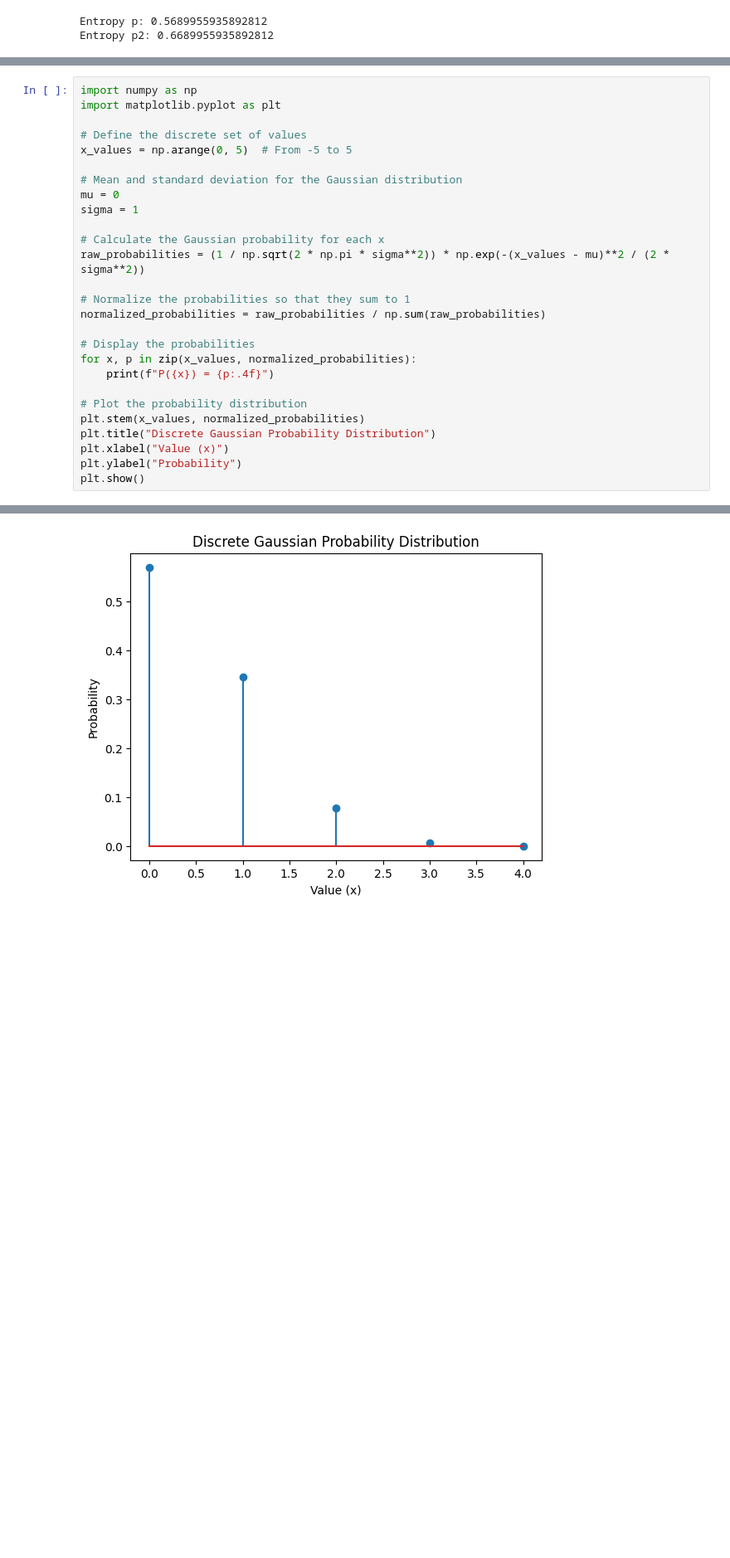
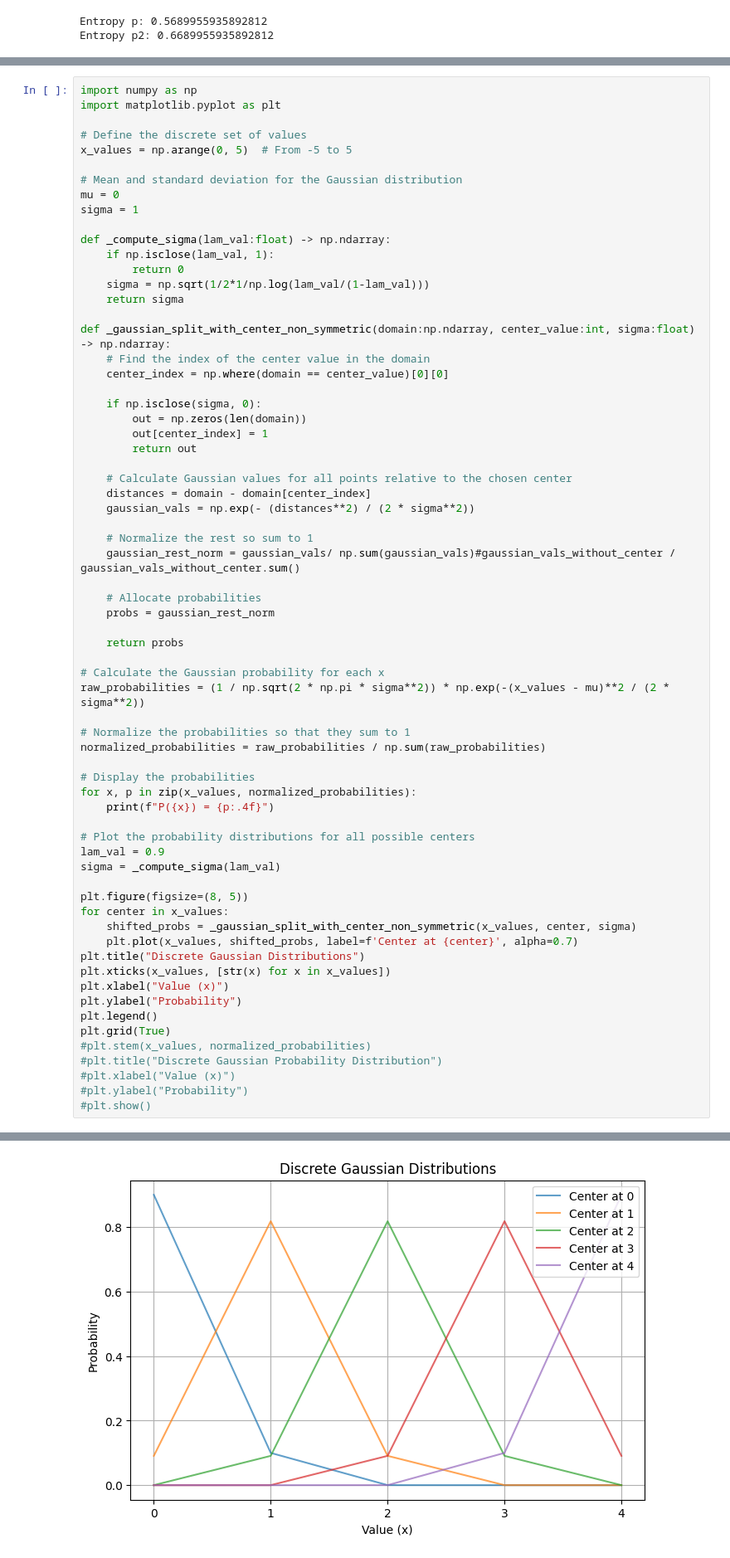
Before and after one commit to burattoale/spatial-aoi, a Jupyter notebook: prova.ipynb, the cells around one changed output, grey strips where cells are left out. Shown at 83% size. Saved outputs shown, nothing was run; the diff lists cells and outputs as text; blank space fills up the shorter version.

Commit message:
plots presentation + grid for matus

```diff
--- a/prova.ipynb
+++ b/prova.ipynb
@@ -353,37 +353,77 @@ plt.show()
 # %%
 import numpy as np
 import matplotlib.pyplot as plt
 
 # Define the discrete set of values
 x_values = np.arange(0, 5)  # From -5 to 5
 
 # Mean and standard deviation for the Gaussian distribution
 mu = 0
 sigma = 1
 
+def _compute_sigma(lam_val:float) -> np.ndarray:
+    if np.isclose(lam_val, 1):
+        return 0
+    sigma = np.sqrt(1/2*1/np.log(lam_val/(1-lam_val)))
+    return sigma
+
+def _gaussian_split_with_center_non_symmetric(domain:np.ndarray, center_value:int, sigma:float) -> np.ndarray:
+    # Find the index of the center value in the domain
+    center_index = np.where(domain == center_value)[0][0]
+
+    if np.isclose(sigma, 0):
+        out = np.zeros(len(domain))
+        out[center_index] = 1
+        return out
+
+    # Calculate Gaussian values for all points relative to the chosen center
+    distances = domain - domain[center_index]
+    gaussian_vals = np.exp(- (distances**2) / (2 * sigma**2))
+
+    # Normalize the rest so sum to 1
+    gaussian_rest_norm = gaussian_vals/ np.sum(gaussian_vals)#gaussian_vals_without_center / gaussian_vals_without_center.sum()
+
+    # Allocate probabilities
+    probs = gaussian_rest_norm
+
+    return probs
+
 # Calculate the Gaussian probability for each x
 raw_probabilities = (1 / np.sqrt(2 * np.pi * sigma**2)) * np.exp(-(x_values - mu)**2 / (2 * sigma**2))
 
 # Normalize the probabilities so that they sum to 1
 normalized_probabilities = raw_probabilities / np.sum(raw_probabilities)
 
 # Display the probabilities
 for x, p in zip(x_values, normalized_probabilities):
     print(f"P({x}) = {p:.4f}")
 
-# Plot the probability distribution
-plt.stem(x_values, normalized_probabilities)
-plt.title("Discrete Gaussian Probability Distribution")
+# Plot the probability distributions for all possible centers
+lam_val = 0.9
+sigma = _compute_sigma(lam_val)
+
+plt.figure(figsize=(8, 5))
+for center in x_values:
+    shifted_probs = _gaussian_split_with_center_non_symmetric(x_values, center, sigma)
+    plt.plot(x_values, shifted_probs, label=f'Center at {center}', alpha=0.7)
+plt.title("Discrete Gaussian Distributions")
+plt.xticks(x_values, [str(x) for x in x_values])
 plt.xlabel("Value (x)")
 plt.ylabel("Probability")
-plt.show()
+plt.legend()
+plt.grid(True)
+#plt.stem(x_values, normalized_probabilities)
+#plt.title("Discrete Gaussian Probability Distribution")
+#plt.xlabel("Value (x)")
+#plt.ylabel("Probability")
+#plt.show()
 # %% [output]
 P(0) = 0.5703
 P(1) = 0.3459
 P(2) = 0.0772
 P(3) = 0.0063
 P(4) = 0.0002
-[figure, old version]
+[figure, new version]
 # %%
 import matplotlib.pyplot as plt
 import numpy as np
```
Also changed, not shown: parts of 1 cell of this notebook, 1 other file.
